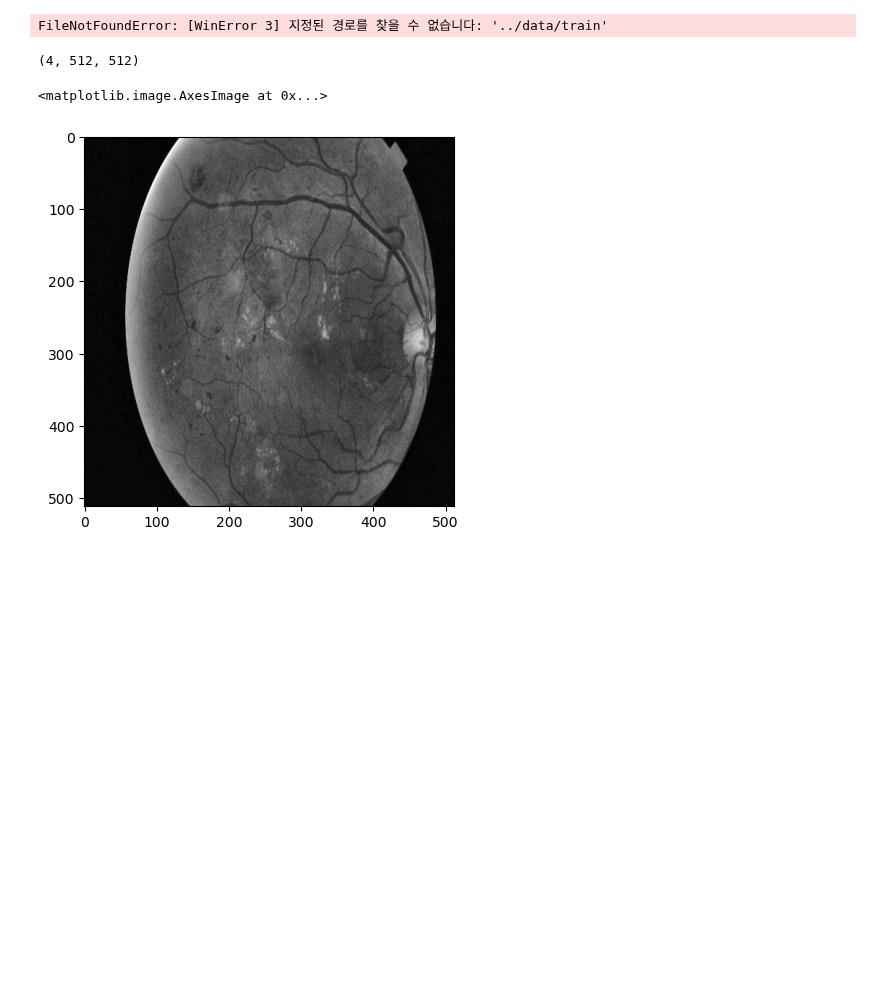
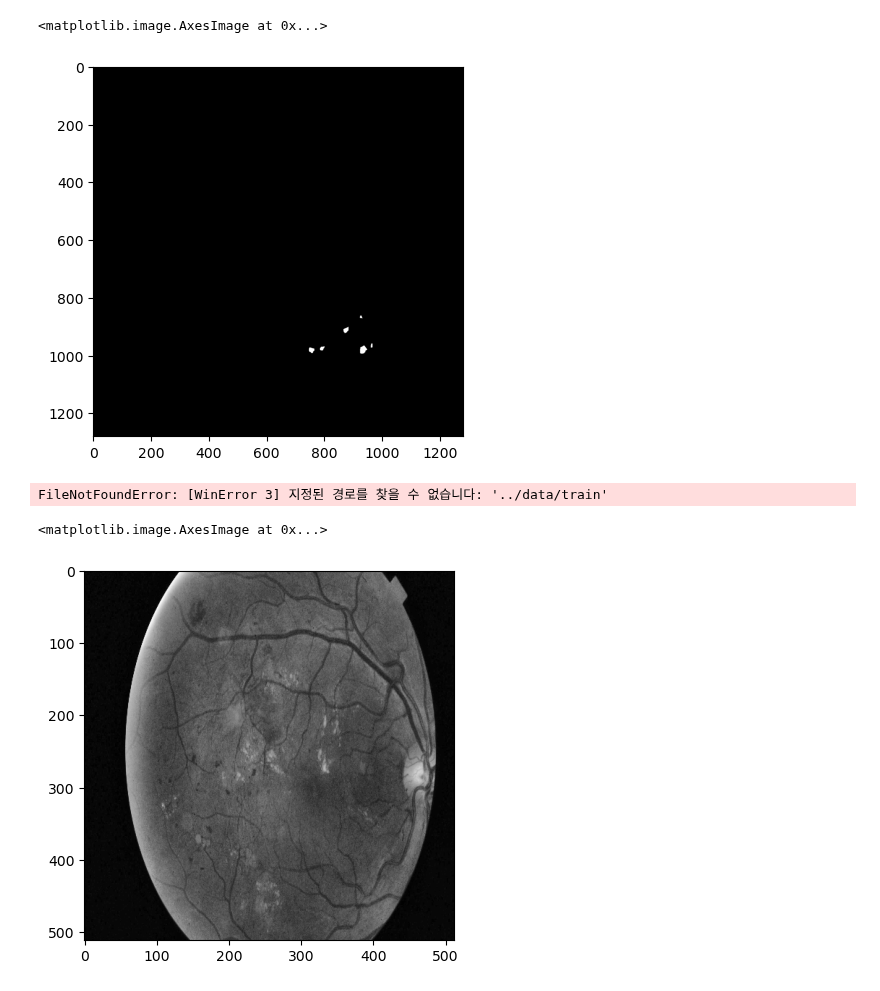
Before and after one commit to ktm379/DR-GeuAl, a Jupyter notebook: code/data_generator.ipynb, the cells around one changed output. Drawn from its saved outputs; the diff is of its cells as text; code cells hidden in the pictures; blank space fills up the shorter version.

```diff
--- a/code/data_generator.ipynb
+++ b/code/data_generator.ipynb
@@ -151,3 +171,8 @@ class DR_Generator(tf.keras.utils.Sequence):
+# %%
+plt.imshow((img_to_array(load_img('../data/FGADR-Seg-set_Release/Seg-set/HardExudate_Masks/0000_1.png', color_mode='grayscale'))).astype(np.uint8), cmap='gray')
+# %% [output]
+<matplotlib.image.AxesImage at 0x...>
+[figure, added]
 # %%
 generator_args = {
   'dir_path':'../data/train',
@@ -163,9 +187,5 @@ val_eyepacks_gen = DR_Generator(start_end_index=(5000, 5100), **generator_args)
 # %% [output]
 FileNotFoundError: [WinError 3] 지정된 경로를 찾을 수 없습니다: '../data/train'
-# %%
-input.shape
-# %% [output]
-(4, 512, 512)
 # %%
 plt.imshow((input[0] * 255).astype(np.uint8), cmap='gray')
 # %% [output]
```
Also changed, not shown: parts of 3 cells of this notebook, 1 other file.
